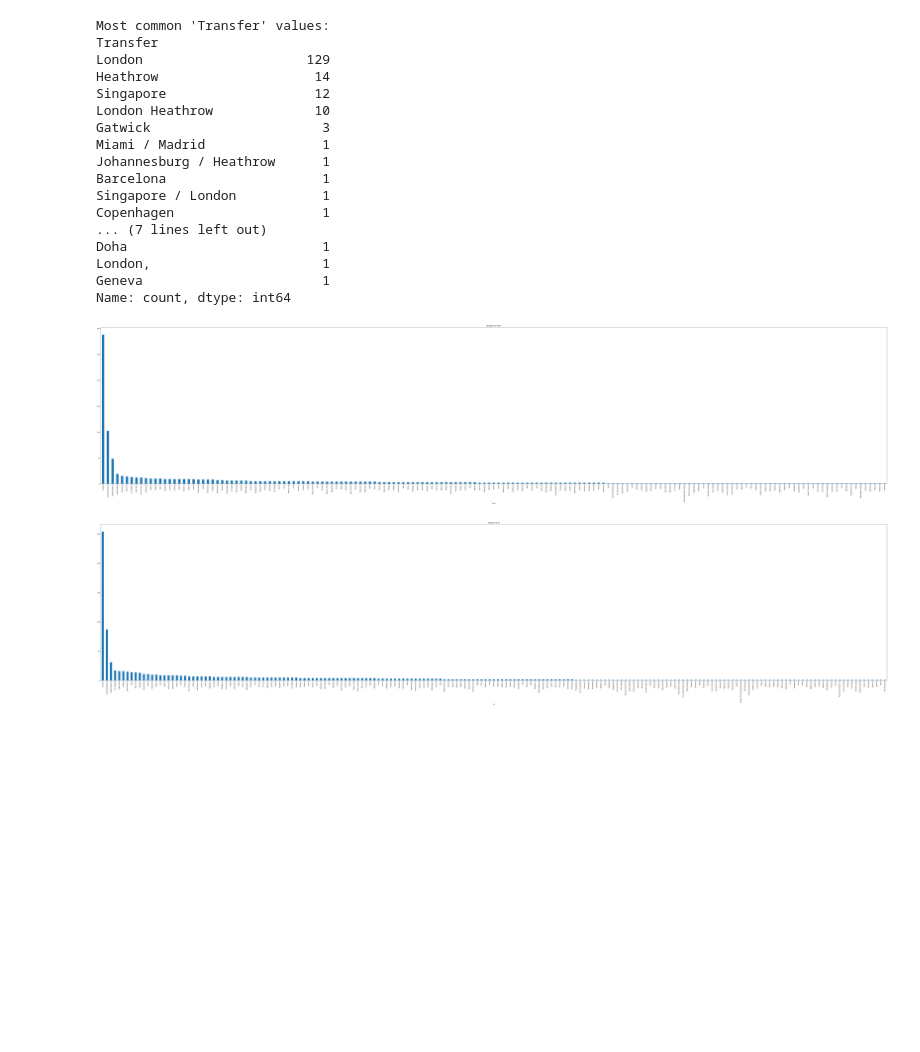
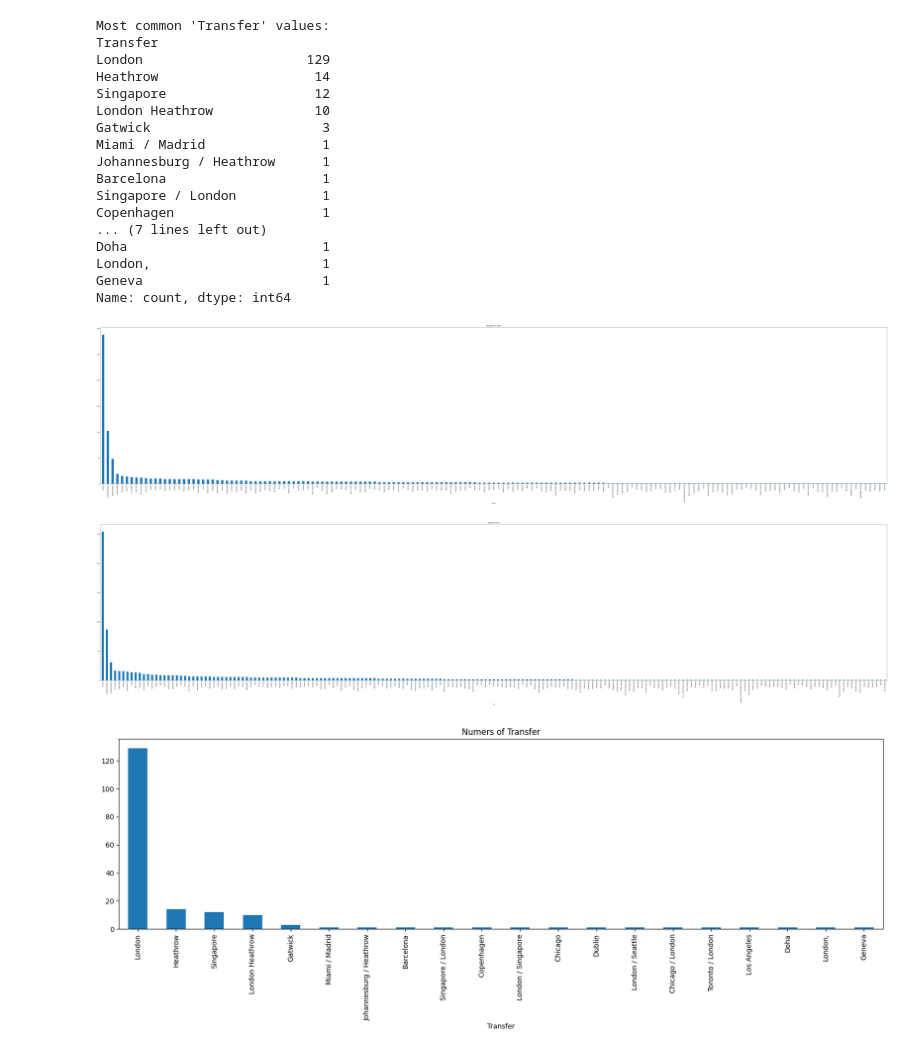
Before and after one commit to TolgaKilinckaya/British_Airlines_Customer_Reviews_Analysis, a Jupyter notebook: analyze.ipynb, the cells around one changed output. Saved outputs shown, nothing was run; the diff lists cells and outputs as text; code cells hidden in the pictures; blank space fills up the shorter version.

```diff
--- a/analyze.ipynb
+++ b/analyze.ipynb
@@ -337,18 +337,26 @@ Geneva                       1
 Name: count, dtype: int64
 # %%
 # Plotting a chart for the 'From' column
-nereden_counts = df['From'].value_counts()
+from_counts = df['From'].value_counts()
 plt.figure(figsize=(100,20))
-nereden_counts.plot(kind='bar')
+from_counts.plot(kind='bar')
 plt.title('Numbers of From')
 plt.show()
 
 # Plotting a chart for the 'To' column
-nereye_counts = df['To'].value_counts()
+to_counts = df['To'].value_counts()
 plt.figure(figsize=(100,20))
-nereye_counts.plot(kind='bar')
+to_counts.plot(kind='bar')
 plt.title('Numers of To')
 plt.show()
+
+# Plotting a chart for the 'Transfer' column
+transfer_counts = df['Transfer'].value_counts()
+plt.figure(figsize=(20,5))
+transfer_counts.plot(kind='bar')
+plt.title('Numers of Transfer')
+plt.show()
 # %% [output]
 [figure]
 [figure]
+[figure, added]
```
Also changed, not shown: parts of 4 cells of this notebook.
